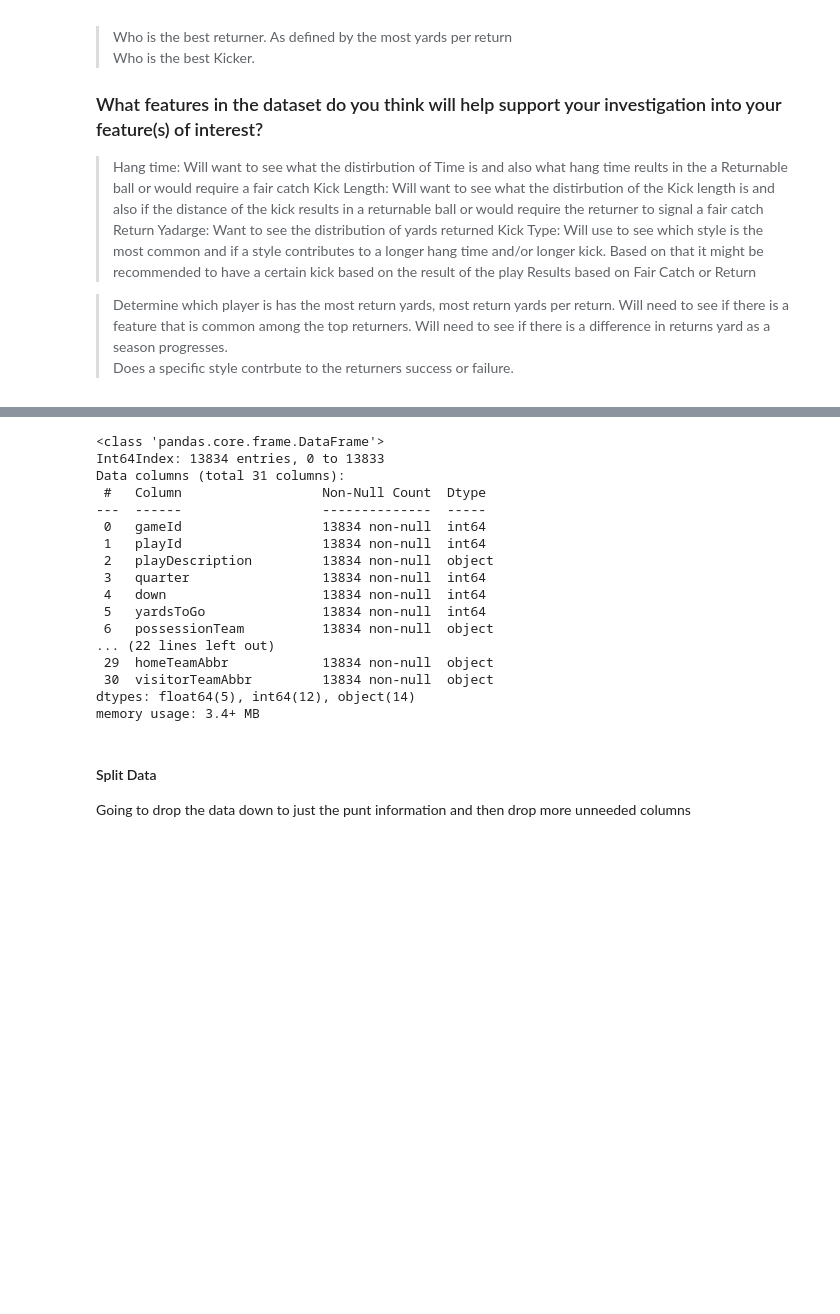
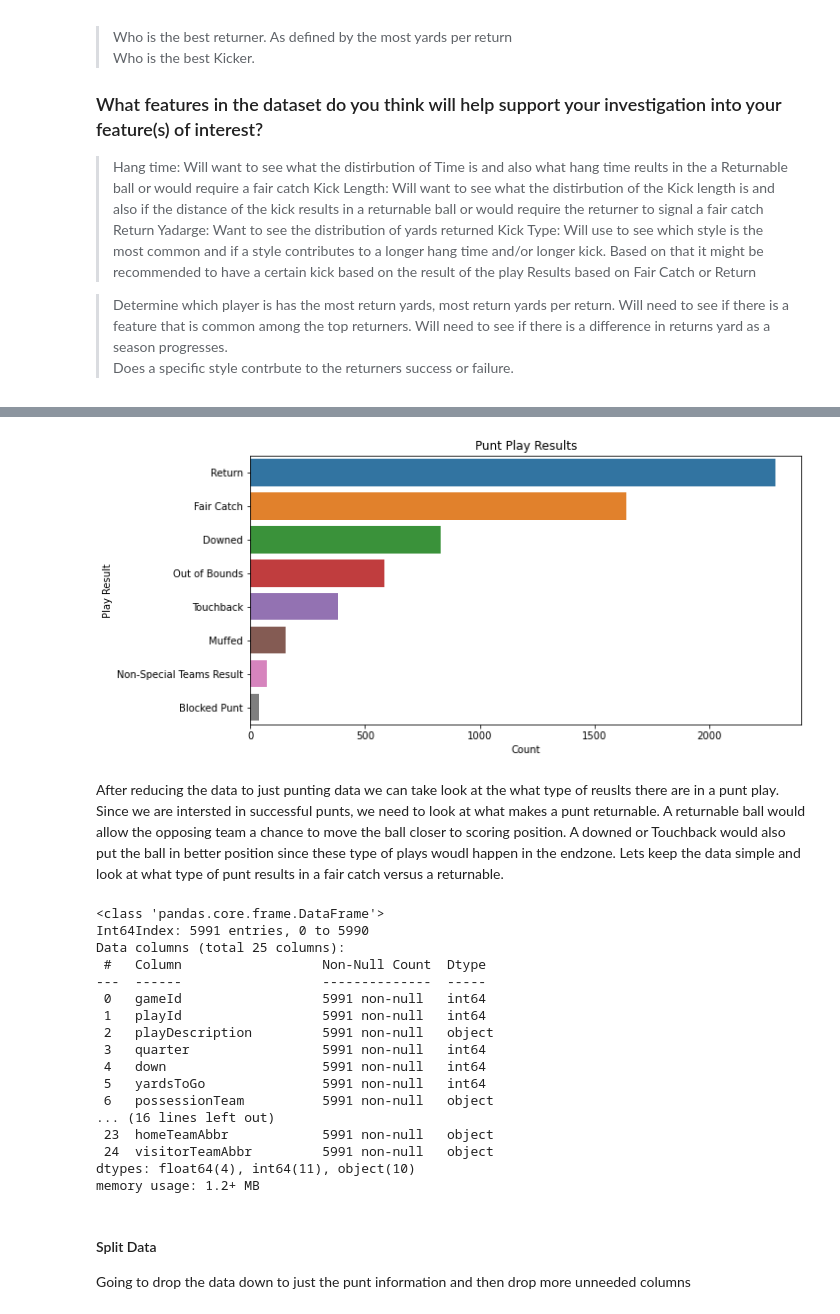
Before and after one commit to dkrejcarek/punt_analysis, a Jupyter notebook: Part_I_exploration_template.ipynb, the cells around one changed output, grey strips where cells are left out. Drawn from its saved outputs; the diff is of its cells as text; code cells hidden in the pictures; blank space fills up the shorter version.

```diff
--- a/Part_I_exploration_template.ipynb
+++ b/Part_I_exploration_template.ipynb
@@ -224,27 +211,40 @@ Name: specialTeamsResult, dtype: int64
+# %%
+# Plot the type of results
+plt.figure(figsize=[10,5])
+order = plays_returnable.specialTeamsResult.value_counts().index
+
+sb.countplot(data = plays_returnable, y = 'specialTeamsResult', order = order)
+plt.title('Punt Play Results')
+plt.ylabel('Play Result')
+plt.xlabel('Count');
+# %% [output]
+[figure, added]
+# %% [markdown]
+After reducing the data to just punting data we can take look at the what type of reuslts there are in a punt play.  Since we are intersted in successful punts, we need to look at what makes a punt returnable.  A returnable ball would allow the opposing team a chance to move the ball closer to scoring position.  A downed or Touchback would also put the ball in better position since these type of plays woudl happen in the endzone. Lets keep the data simple and look at what type of punt results in a fair catch versus a returnable.
 # %%
 # add on the season to the dataset
 plays_returnable = plays_returnable.merge(games, on = 'gameId', how='left', suffixes=())
 # drop some unneeded columns
-plays_returnable.drop(labels=['yardlineSide', 'yardlineNumber', 'gameClock', 'penaltyCodes', 'penaltyJerseyNumbers', 'penaltyYards'], axis=1)
+plays_returnable.drop(labels=['yardlineSide', 'yardlineNumber', 'gameClock', 'penaltyCodes', 'penaltyJerseyNumbers', 'penaltyYards'], axis=1, inplace=True)
 plays_returnable.info()
 # %% [output]
 <class 'pandas.core.frame.DataFrame'>
-Int64Index: 13834 entries, 0 to 13833
-Data columns (total 31 columns):
+Int64Index: 5991 entries, 0 to 5990
+Data columns (total 25 columns):
  #   Column                  Non-Null Count  Dtype
 ---  ------                  --------------  -----
- 0   gameId                  13834 non-null  int64
- 1   playId                  13834 non-null  int64
- 2   playDescription         13834 non-null  object
- 3   quarter                 13834 non-null  int64
- 4   down                    13834 non-null  int64
- 5   yardsToGo               13834 non-null  int64
- 6   possessionTeam          13834 non-null  object
-... (22 lines left out)
- 29  homeTeamAbbr            13834 non-null  object
- 30  visitorTeamAbbr         13834 non-null  object
-dtypes: float64(5), int64(12), object(14)
-memory usage: 3.4+ MB
+ 0   gameId                  5991 non-null   int64
+ 1   playId                  5991 non-null   int64
+ 2   playDescription         5991 non-null   object
+ 3   quarter                 5991 non-null   int64
+ 4   down                    5991 non-null   int64
+ 5   yardsToGo               5991 non-null   int64
+ 6   possessionTeam          5991 non-null   object
+... (16 lines left out)
+ 23  homeTeamAbbr            5991 non-null   object
+ 24  visitorTeamAbbr         5991 non-null   object
+dtypes: float64(4), int64(11), object(10)
+memory usage: 1.2+ MB
 # %% [markdown]
 #### Split Data
 
```
Also changed, not shown: parts of 18 cells of this notebook.
